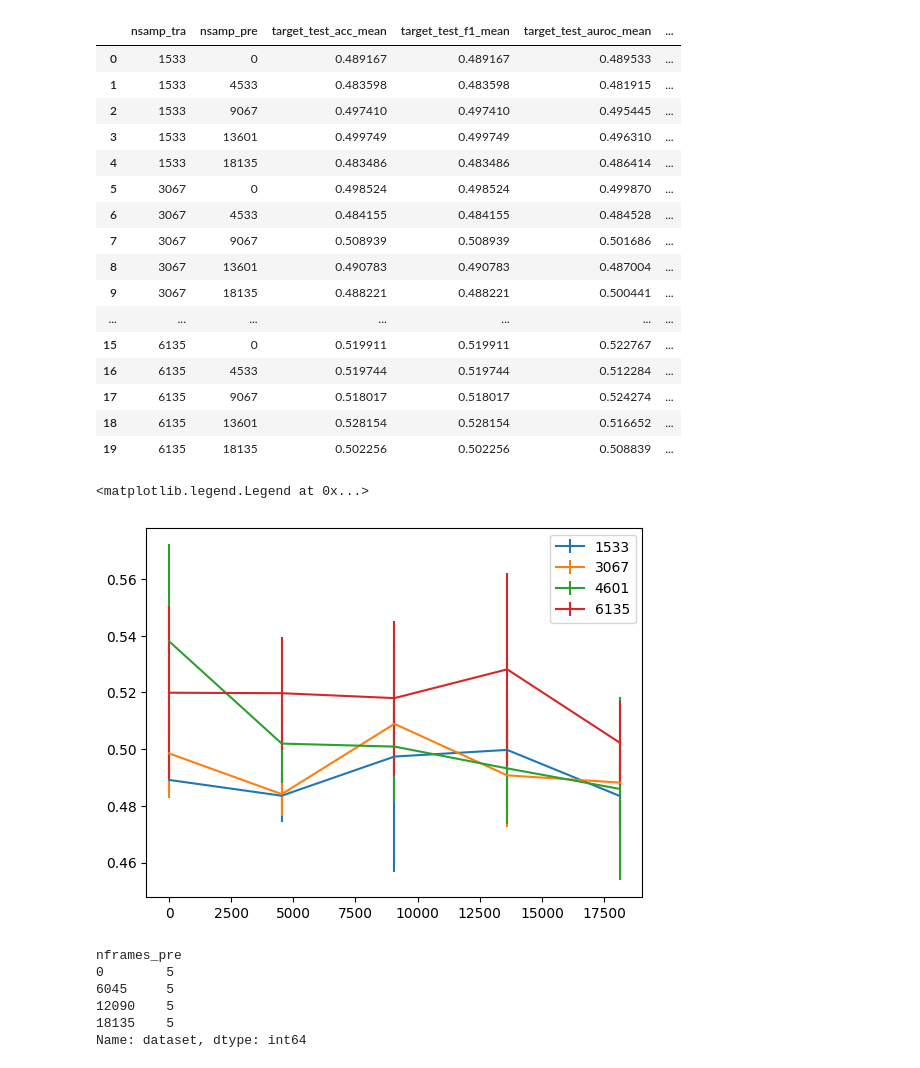
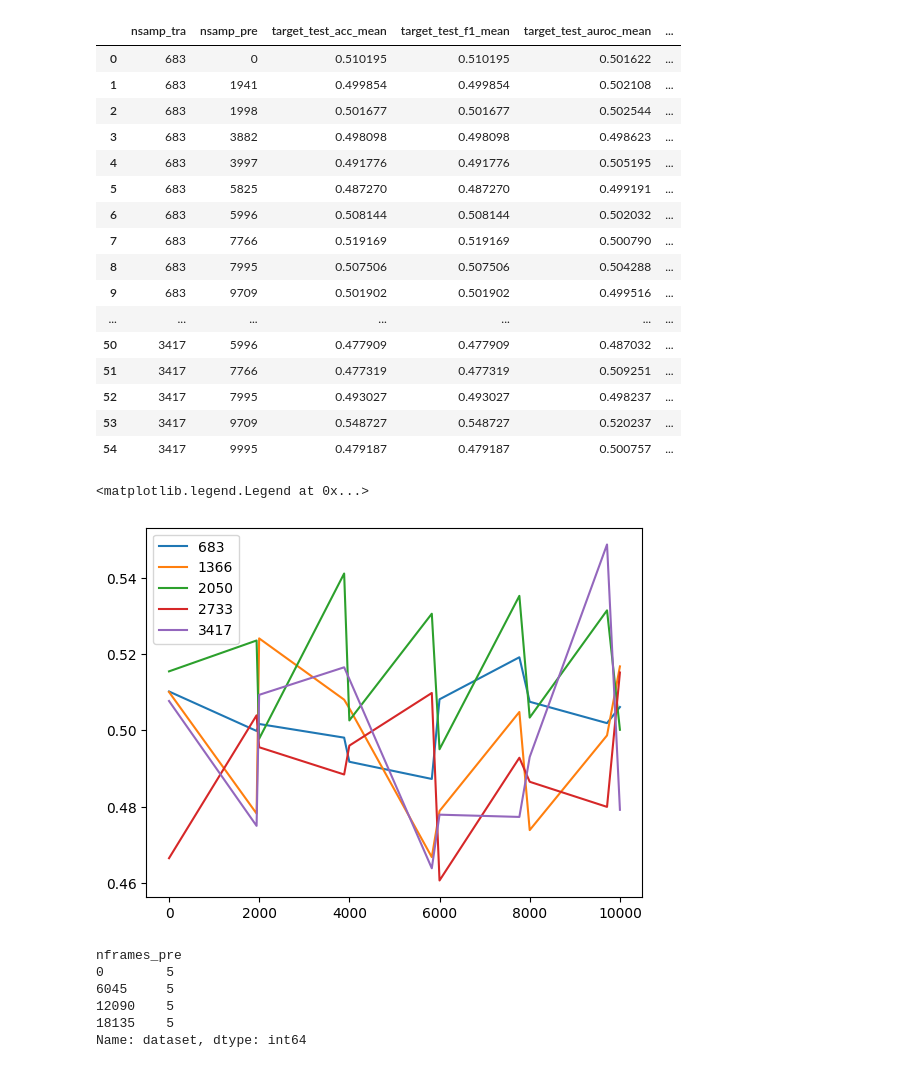
Before and after one commit to mbisan/s3ts, a Jupyter notebook: graphs.ipynb, the cells around one changed output. Drawn from its saved outputs; the diff is of its cells as text; code cells hidden in the pictures.

```diff
--- a/graphs.ipynb
+++ b/graphs.ipynb
@@ -7,0 +9,13 @@ import numpy as np
+# %%
+folder = Path("results_synced/atlas_ratio/")
+datasets = ["GunPoint", "Coffee"]
+encoders = ["CNN_DFS"]
+folds = 5
+
+dfs = []
+for dataset, encoder in itertools.product(datasets, encoders):
+    paths = [folder /  f"EXP_ratio_{encoder}_{dataset}_f{f}.csv" for f in range(folds)]
+    paths = [p for p in paths if p.exists()]
+    dfs.append(pd.concat([pd.read_csv(p) for p in paths]))
+df = pd.concat(dfs, ignore_index=True)
+df
@@ -7,0 +36,4 @@ import numpy as np
+# %%
+ds = "GunPoint"
+df = df[df["dataset"] == ds]
+df[df["nsamp_tra"] == 6135].groupby("nsamp_pre")["pretrain_nepochs"].mean()
@@ -8,13 +49,4 @@ import numpy as np
 # %%
-folds = 5
-experiments = ["ratio"]
-dfs = dict()
-for e in experiments:
-    paths = [Path(f"results/EXP_{e}_f{f}_CNN_DFS.csv") for f in range(folds)]
-    paths = [p for p in paths if p.exists()]
-    dfs[e] = pd.concat([pd.read_csv(p) for p in paths])
-
-df: pd.DataFrame = dfs["ratio"]
 cols = [c for c in df.columns if ("target_test" in c)]
 xd1 = df.groupby(["nsamp_tra", "nsamp_pre"])[cols].mean()
 xd2 = df.groupby(["nsamp_tra", "nsamp_pre"])[cols].std()
@@ -24,34 +56,34 @@ xd = pd.concat([xd1, xd2], axis=1).reset_index()
 xd
 # %% [output]
 |  | nsamp_tra | nsamp_pre | target_test_acc_mean | target_test_f1_mean | target_test_auroc_mean | ... |
-| 0 | 1533 | 0 | 0.489167 | 0.489167 | 0.489533 | ... |
-| 1 | 1533 | 4533 | 0.483598 | 0.483598 | 0.481915 | ... |
-| 2 | 1533 | 9067 | 0.497410 | 0.497410 | 0.495445 | ... |
-| 3 | 1533 | 13601 | 0.499749 | 0.499749 | 0.496310 | ... |
-| 4 | 1533 | 18135 | 0.483486 | 0.483486 | 0.486414 | ... |
-| 5 | 3067 | 0 | 0.498524 | 0.498524 | 0.499870 | ... |
-| 6 | 3067 | 4533 | 0.484155 | 0.484155 | 0.484528 | ... |
-| 7 | 3067 | 9067 | 0.508939 | 0.508939 | 0.501686 | ... |
-| 8 | 3067 | 13601 | 0.490783 | 0.490783 | 0.487004 | ... |
-| 9 | 3067 | 18135 | 0.488221 | 0.488221 | 0.500441 | ... |
+| 0 | 683 | 0 | 0.510195 | 0.510195 | 0.501622 | ... |
+| 1 | 683 | 1941 | 0.499854 | 0.499854 | 0.502108 | ... |
+| 2 | 683 | 1998 | 0.501677 | 0.501677 | 0.502544 | ... |
+| 3 | 683 | 3882 | 0.498098 | 0.498098 | 0.498623 | ... |
+| 4 | 683 | 3997 | 0.491776 | 0.491776 | 0.505195 | ... |
+| 5 | 683 | 5825 | 0.487270 | 0.487270 | 0.499191 | ... |
+| 6 | 683 | 5996 | 0.508144 | 0.508144 | 0.502032 | ... |
+| 7 | 683 | 7766 | 0.519169 | 0.519169 | 0.500790 | ... |
+| 8 | 683 | 7995 | 0.507506 | 0.507506 | 0.504288 | ... |
+| 9 | 683 | 9709 | 0.501902 | 0.501902 | 0.499516 | ... |
 | ... | ... | ... | ... | ... | ... | ... |
-| 15 | 6135 | 0 | 0.519911 | 0.519911 | 0.522767 | ... |
-| 16 | 6135 | 4533 | 0.519744 | 0.519744 | 0.512284 | ... |
-| 17 | 6135 | 9067 | 0.518017 | 0.518017 | 0.524274 | ... |
-| 18 | 6135 | 13601 | 0.528154 | 0.528154 | 0.516652 | ... |
-| 19 | 6135 | 18135 | 0.502256 | 0.502256 | 0.508839 | ... |
+| 50 | 3417 | 5996 | 0.477909 | 0.477909 | 0.487032 | ... |
+| 51 | 3417 | 7766 | 0.477319 | 0.477319 | 0.509251 | ... |
+| 52 | 3417 | 7995 | 0.493027 | 0.493027 | 0.498237 | ... |
+| 53 | 3417 | 9709 | 0.548727 | 0.548727 | 0.520237 | ... |
+| 54 | 3417 | 9995 | 0.479187 | 0.479187 | 0.500757 | ... |
 # %%
 df: pd.DataFrame = xd
 
 metric = "f1"
 
 fig, ax = plt.subplots()#plt.subplots(subplot_kw={"projection": "3d"})
 for i, dfg in df.groupby(df["nsamp_tra"]):
-    ax.errorbar(dfg["nsamp_pre"], dfg[f"target_test_{metric}_mean"], yerr=dfg[f"target_test_{metric}_std"], label=dfg["nsamp_tra"].unique()[0])
+    ax.errorbar(dfg["nsamp_pre"], dfg[f"target_test_{metric}_mean"], label=dfg["nsamp_tra"].unique()[0])
 plt.legend()
 # %% [output]
 <matplotlib.legend.Legend at 0x...>
-[figure, old version]
+[figure, new version]
 # %%
 df: pd.DataFrame = dfs["ratio"]
 cols = [c for c in df.columns if ("target_test" in c) and ("nepochs" not in c)]
```
Also changed, not shown: parts of 3 cells of this notebook, 11 other files.
